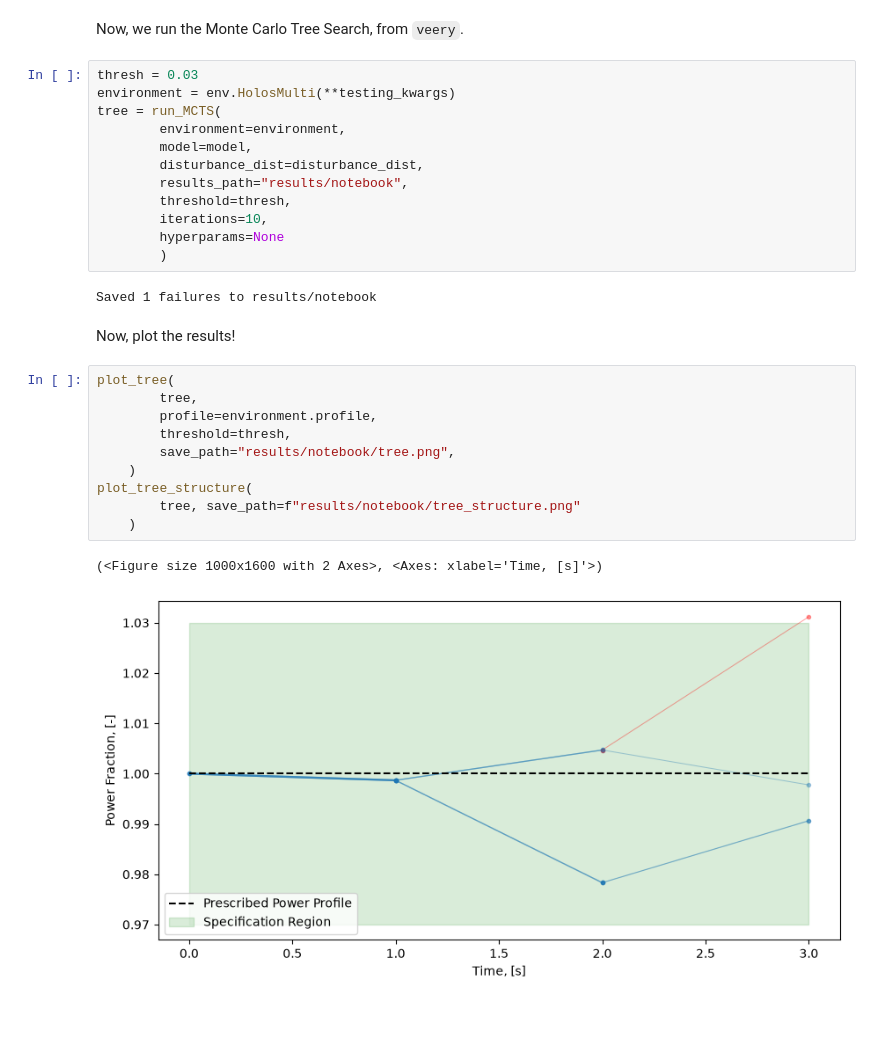
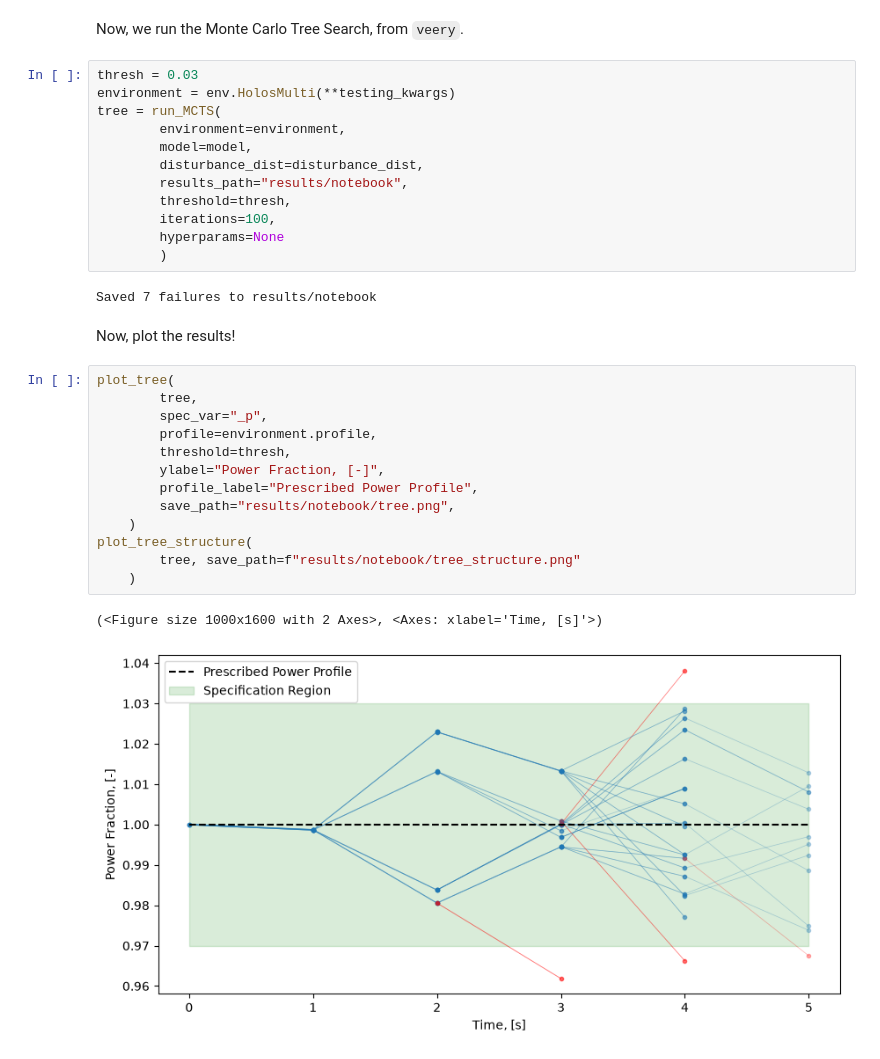
Before and after one commit to npanczyk/2026-panczyk-rlval, a Jupyter notebook: experiments/holos/holos_tutorial.ipynb, the cells around one changed output. Saved outputs shown, nothing was run; the diff lists cells and outputs as text; blank space fills up the shorter version.

Commit message:
finishes inverted pendulum notebook, generalizes mcts plotting

```diff
--- a/experiments/holos/holos_tutorial.ipynb
+++ b/experiments/holos/holos_tutorial.ipynb
@@ -52,23 +52,26 @@ tree = run_MCTS(
         disturbance_dist=disturbance_dist,
         results_path="results/notebook",
         threshold=thresh,
-        iterations=10,
+        iterations=100,
         hyperparams=None
         )
 # %% [output]
-Saved 1 failures to results/notebook
+Saved 7 failures to results/notebook
 # %% [markdown]
 Now, plot the results!
 # %%
 plot_tree(
         tree,
+        spec_var="_p",
         profile=environment.profile,
         threshold=thresh,
+        ylabel="Power Fraction, [-]",
+        profile_label="Prescribed Power Profile",
         save_path="results/notebook/tree.png",
     )
 plot_tree_structure(
         tree, save_path=f"results/notebook/tree_structure.png"
     )
 # %% [output]
 (<Figure size 1000x1600 with 2 Axes>, <Axes: xlabel='Time, [s]'>)
-[figure, old version]
+[figure, new version]
```
Also changed, not shown: parts of 1 cell of this notebook, 15 other files.
